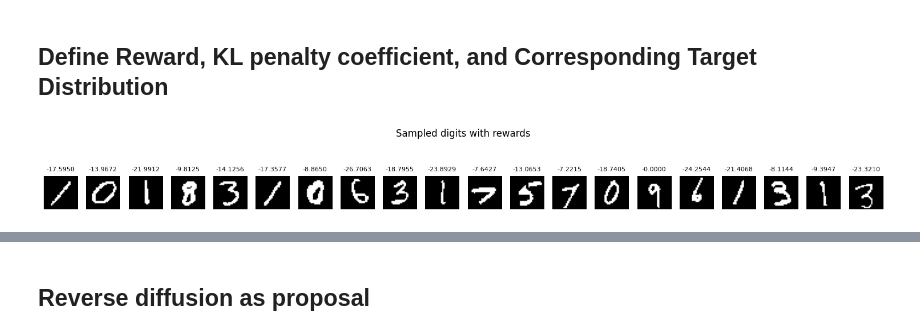
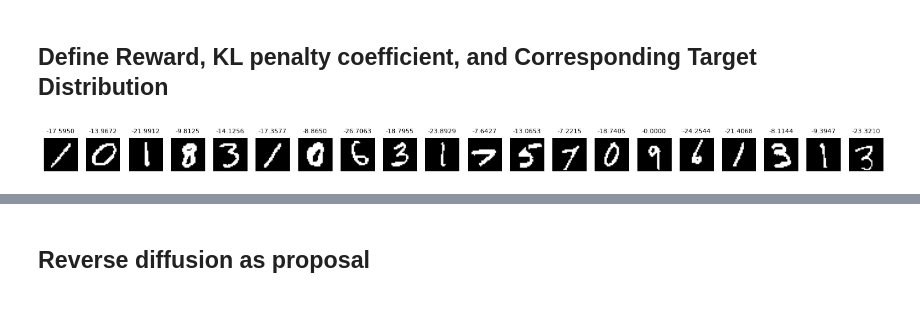
Before and after one commit to chinmay8bit/discrete-diffusion-smc-experiments, a Jupyter notebook: smc_scripts/smc_mdm_binarized_mnist.ipynb, the cells around one changed output, grey strips where cells are left out. Cells and saved outputs as stored; diff of their text form; code cells hidden in the pictures; blank space fills up the shorter version.

```diff
--- a/smc_scripts/smc_mdm_binarized_mnist.ipynb
+++ b/smc_scripts/smc_mdm_binarized_mnist.ipynb
@@ -161,22 +161,20 @@ kl_weight = 1
 # %%
 # Visualize rewards
 from datasets.binarized_mnist import build_dataloaders
 train_loader, test_loader = build_dataloaders(batch_size=20)
 samples, _ = next(iter(train_loader))
 rewards = compute_rewards(F.one_hot(samples.long(), num_classes=num_categories).float())
 
 fig, axes = plt.subplots(1, 20, figsize=(15, 2))
 for i in range(20):
     ax = axes[i]
     ax.imshow(samples[i].squeeze().cpu().numpy(), cmap="gray")
     ax.set_title(f"{rewards[i].item():.4f}", fontsize=8)
     ax.axis("off")
-
-plt.suptitle("Sampled digits with rewards", fontsize=12)
 plt.tight_layout()
 plt.show()
 # %% [output]
-[figure, old version]
+[figure, new version]
 # %%
 from datasets.binarized_mnist import build_dataloaders
 
```
Also changed, not shown: parts of 14 cells of this notebook.
